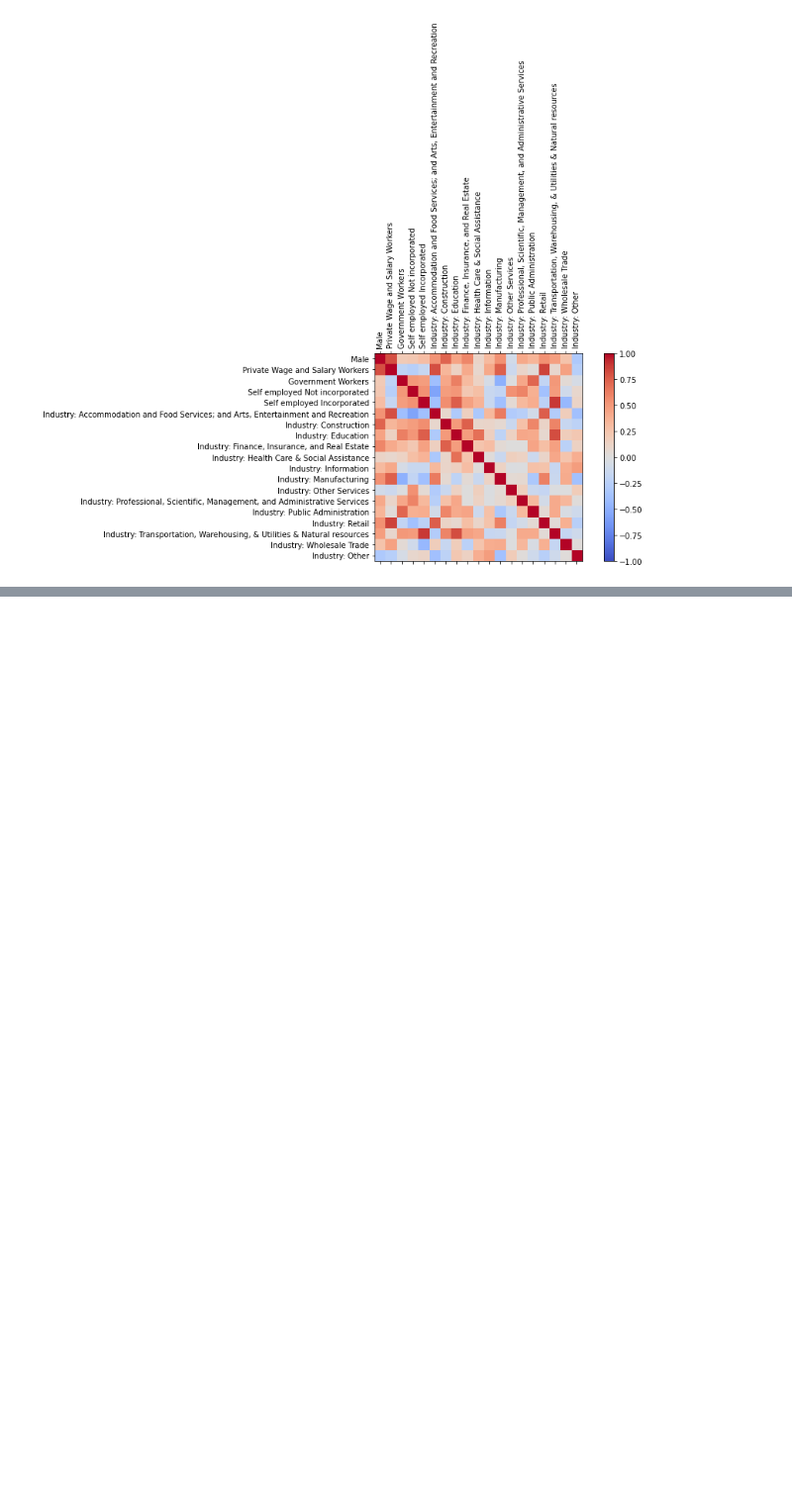
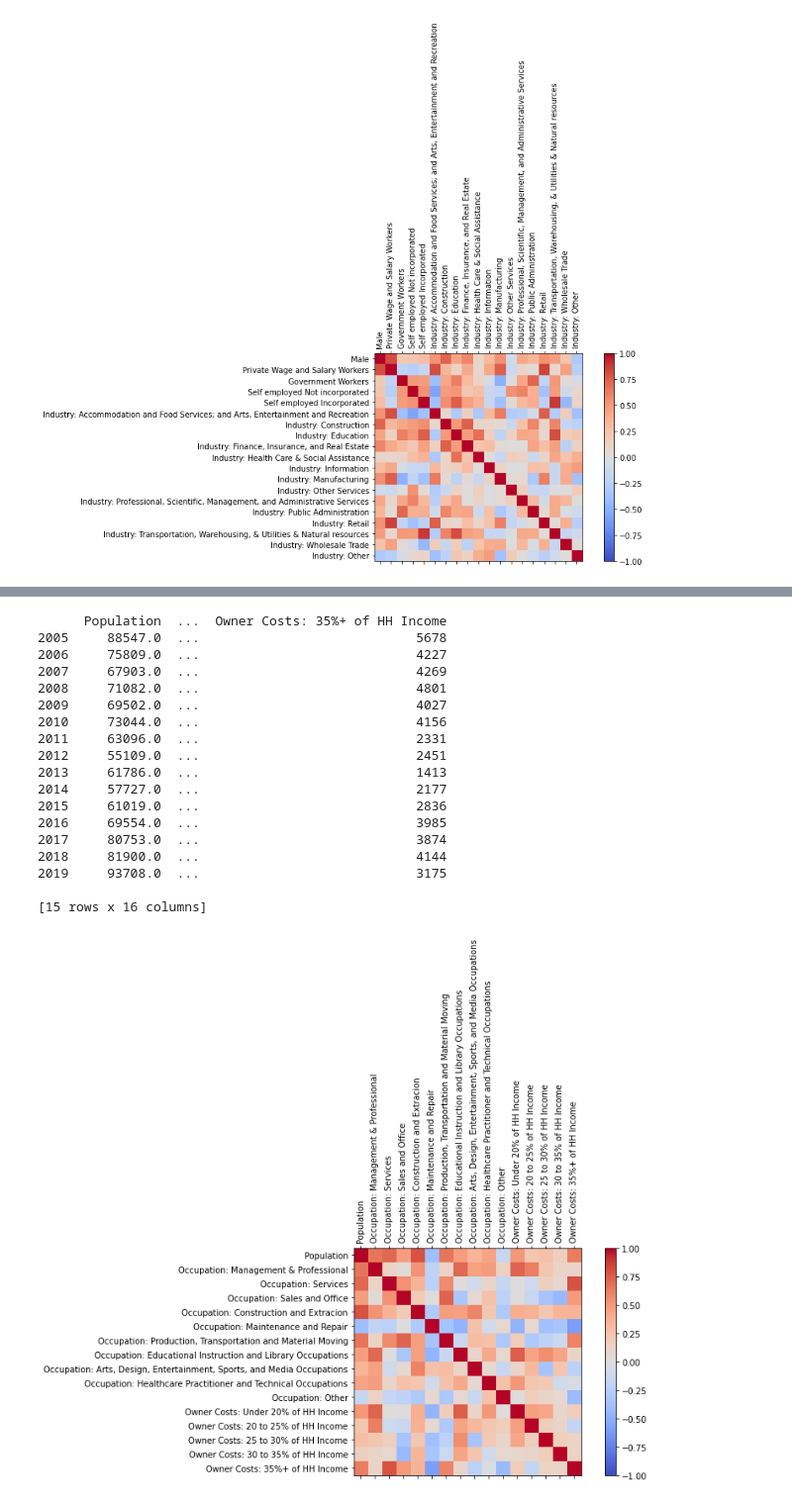
Before and after one commit to BU-Spark/ds-boston-bpda-br-census, a Jupyter notebook: emilygreven/CensusProjectDeliverable2.ipynb, the cells around one changed output, grey strips where cells are left out. Shown: that part at 99% size. Drawn from its saved outputs; the diff is of its cells as text; code cells hidden in the pictures; blank space fills up the shorter version.

```diff
--- a/emilygreven/CensusProjectDeliverable2.ipynb
+++ b/emilygreven/CensusProjectDeliverable2.ipynb
@@ -529,0 +594,34 @@ makeCorrGraph(males_industry_df)
+# %%
+
+owner_costs_monthly_percentage_df = housing_df[["Owner Costs: Under 20% of HH Income",
+ "Owner Costs: 20 to 25% of HH Income",
+ "Owner Costs: 25 to 30% of HH Income",
+ "Owner Costs: 30 to 35% of HH Income",
+ "Owner Costs: 35%+ of HH Income",
+]]
+
+employment_owner_costs_frames = [population_occupation_df, owner_costs_monthly_percentage_df]
+result_df_employment_owner_costs = pd.concat(employment_owner_costs_frames, axis=1)
+
+print(result_df_employment_owner_costs)
+makeCorrGraph(result_df_employment_owner_costs)
+# %% [output]
+      Population  ...  Owner Costs: 35%+ of HH Income
+2005     88547.0  ...                            5678
+2006     75809.0  ...                            4227
+2007     67903.0  ...                            4269
+2008     71082.0  ...                            4801
+2009     69502.0  ...                            4027
+2010     73044.0  ...                            4156
+2011     63096.0  ...                            2331
+2012     55109.0  ...                            2451
+2013     61786.0  ...                            1413
+2014     57727.0  ...                            2177
+2015     61019.0  ...                            2836
+2016     69554.0  ...                            3985
+2017     80753.0  ...                            3874
+2018     81900.0  ...                            4144
+2019     93708.0  ...                            3175
+
+[15 rows x 16 columns]
+[figure, added]
```
Also changed, not shown: parts of 6 cells of this notebook.
